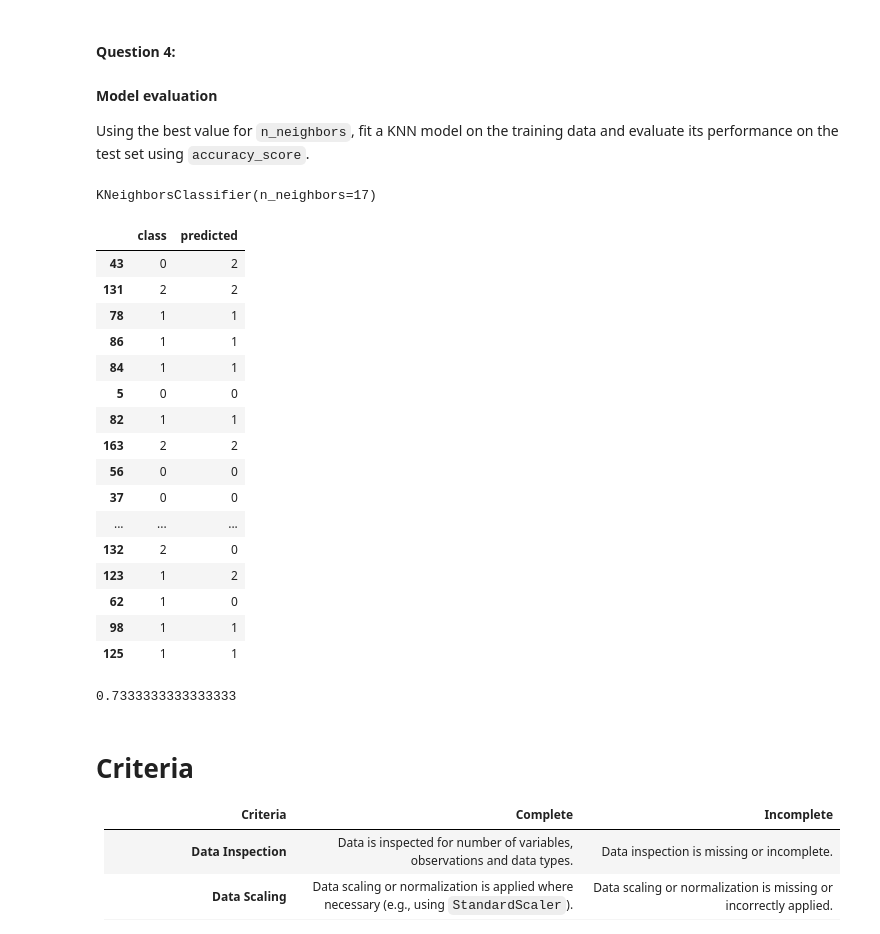
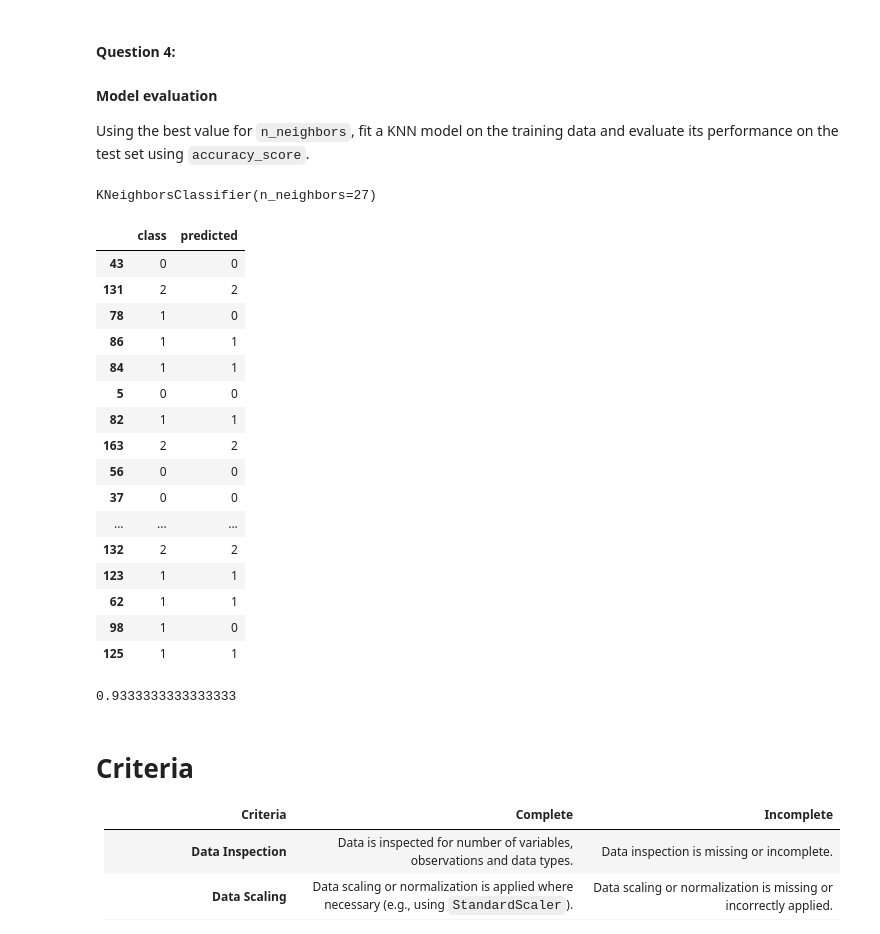
Before and after one commit to basaberi6/LCR, a Jupyter notebook: 02_activities/assignments/assignment_1.ipynb, the cells around one changed output. Saved outputs shown, nothing was run; the diff lists cells and outputs as text; code cells hidden in the pictures.

```diff
--- a/02_activities/assignments/assignment_1.ipynb
+++ b/02_activities/assignments/assignment_1.ipynb
@@ -260,3 +242,7 @@ wine_tune_grid = GridSearchCV(
     param_grid=parameter_grid,
     cv=10
 )
+# %%
+#make array for predicor variables
+predictor_var = wine_df.columns[:13].to_numpy()
+predictor_var
@@ -293,20 +289,20 @@ wine_tune_grid.best_params_
 
 Using the best value for `n_neighbors`, fit a KNN model on the training data and evaluate its performance on the test set using `accuracy_score`.
 # %%
-# Your code here... n=17
+# Your code here... n=27
 
-upd_knn = KNeighborsClassifier(n_neighbors=17)
-upd_knn.fit(X=wine_train[["alcohol", "malic_acid"]], y=wine_train['class'])
+upd_knn = KNeighborsClassifier(n_neighbors=27)
+upd_knn.fit(X=wine_train[predictor_var], y=wine_train['class'])
 # %% [output]
-KNeighborsClassifier(n_neighbors=17)
+KNeighborsClassifier(n_neighbors=27)
 # %%
-wine_test["predicted"] = upd_knn.predict(wine_test[["alcohol", "malic_acid"]])
+wine_test["predicted"] = upd_knn.predict(wine_test[predictor_var])
 wine_test[["class", "predicted"]]
 # %% [output]
 |  | class | predicted |
-| 43 | 0 | 2 |
+| 43 | 0 | 0 |
 | 131 | 2 | 2 |
-| 78 | 1 | 1 |
+| 78 | 1 | 0 |
 | 86 | 1 | 1 |
 | 84 | 1 | 1 |
 | 5 | 0 | 0 |
@@ -315,18 +311,18 @@ wine_test[["class", "predicted"]]
 | 56 | 0 | 0 |
 | 37 | 0 | 0 |
 | ... | ... | ... |
-| 132 | 2 | 0 |
-| 123 | 1 | 2 |
-| 62 | 1 | 0 |
-| 98 | 1 | 1 |
+| 132 | 2 | 2 |
+| 123 | 1 | 1 |
+| 62 | 1 | 1 |
+| 98 | 1 | 0 |
 | 125 | 1 | 1 |
 # %%
 upd_knn.score(
-    wine_test[["alcohol", "malic_acid"]],
+    wine_test[predictor_var],
     wine_test["class"]
 )
 # %% [output]
-0.7333333333333333
+0.9333333333333333
 # %% [markdown]
 # Criteria
 
```
Also changed, not shown: parts of 5 cells of this notebook.
